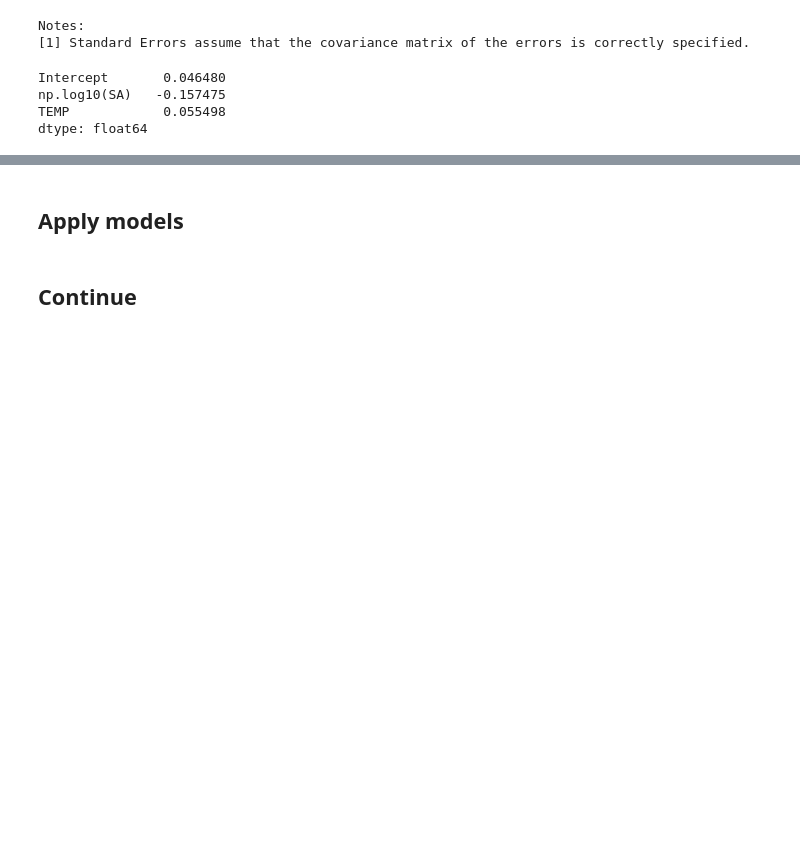
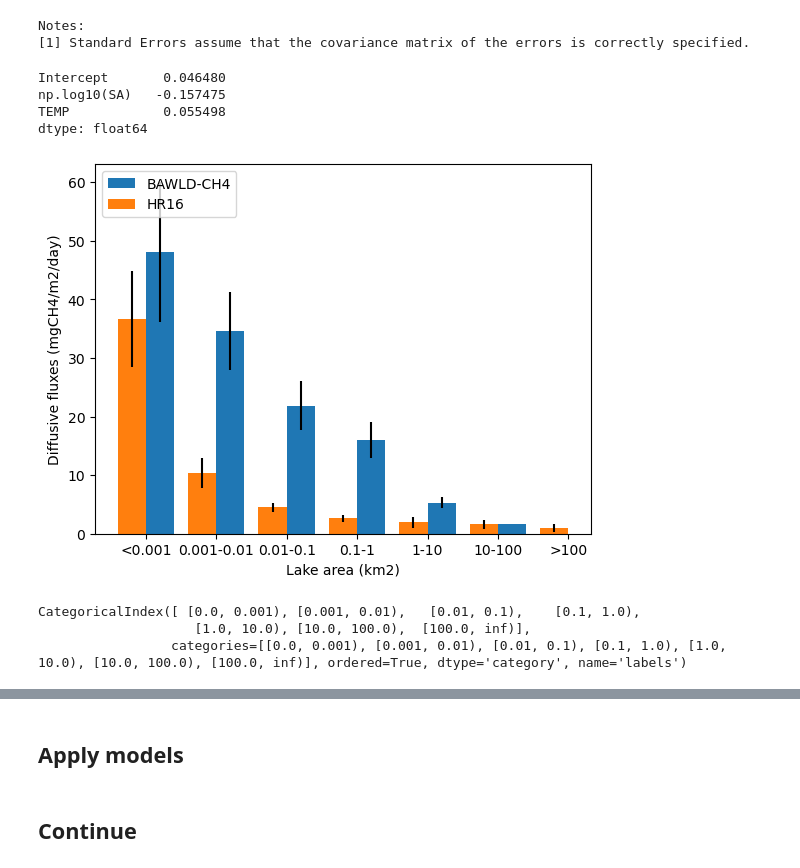
Before and after one commit to ekcomputer/lake-area, a Jupyter notebook: baseline_estimates.ipynb, the cells around one changed output, grey strips where cells are left out. Saved outputs shown, nothing was run; the diff lists cells and outputs as text; code cells hidden in the pictures; blank space fills up the shorter version.

Commit message:
Bar plots a la HR16

```diff
--- a/baseline_estimates.ipynb
+++ b/baseline_estimates.ipynb
@@ -165,3 +165,46 @@ Intercept       0.046480
 np.log10(SA)   -0.157475
 TEMP            0.055498
 dtype: float64
+# %%
+## compare to HR16
+bin_edges = [0, 0.001, 0.01, 0.1, 1, 10, 100, np.inf]
+area_bins = pd.IntervalIndex.from_breaks(bin_edges, closed='left')
+df['labels'] = pd.cut(df.SA, area_bins, right=False)
+
+## Bin
+group_means_d = df.groupby(['labels'])['CH4.D.FLUX'].mean()
+group_sem_d = df.groupby(['labels'])['CH4.D.FLUX'].sem()
+group_means_d
+
+group_means_e = df.groupby(['labels'])['CH4.E.FLUX'].mean()
+group_sem_e = df.groupby(['labels'])['CH4.E.FLUX'].sem()
+
+# group_means_e
+
+## HR16
+hr16_means_d = pd.Series([36.6, 10.4, 4.5, 2.6, 1.92, 1.60, 0.962], index=group_means_d.index)
+hr16_sem_d = pd.Series([8.18, 2.57, 0.80, 0.64, 0.96, 0.80, 0.64], index=group_means_d.index)
+
+## Note: not lakes in BAWLD > 100 km2. df.query('SA > 100') --> empty df
+
+## Plots
+barWidth = 0.40
+offset = 0.20
+labels = ['dummy', '<0.001', '0.001-0.01', '0.01-0.1','0.1-1','1-10', '10-100', '>100']
+plt.bar(x=np.arange(len(group_means_d))+offset, width=barWidth, height=group_means_d, alpha=1, label='BAWLD-CH4', yerr=group_sem_d)
+plt.bar(x=np.arange(len(hr16_means_d))-offset, width=barWidth, height=hr16_means_d, alpha=1, label='HR16', yerr=hr16_sem_d)
+
+plt.legend()
+plt.ylabel('Diffusive fluxes (mgCH4/m2/day)')
+plt.xlabel('Lake area (km2)')
+plt.gca().set_xticklabels(labels) # =hr16_means_d.index
+plt.show()
+# %% [output]
+[figure, added]
+# %%
+hr16_means_d.index
+# np.arange(len(group_means_d))+offset
+# %% [output]
+CategoricalIndex([ [0.0, 0.001), [0.001, 0.01),   [0.01, 0.1),    [0.1, 1.0),
+                    [1.0, 10.0), [10.0, 100.0),  [100.0, inf)],
+                 categories=[[0.0, 0.001), [0.001, 0.01), [0.01, 0.1), [0.1, 1.0), [1.0, 10.0), [10.0, 100.0), [100.0, inf)], ordered=True, dtype='category', name='labels')
```
Also changed, not shown: parts of 3 cells of this notebook.
